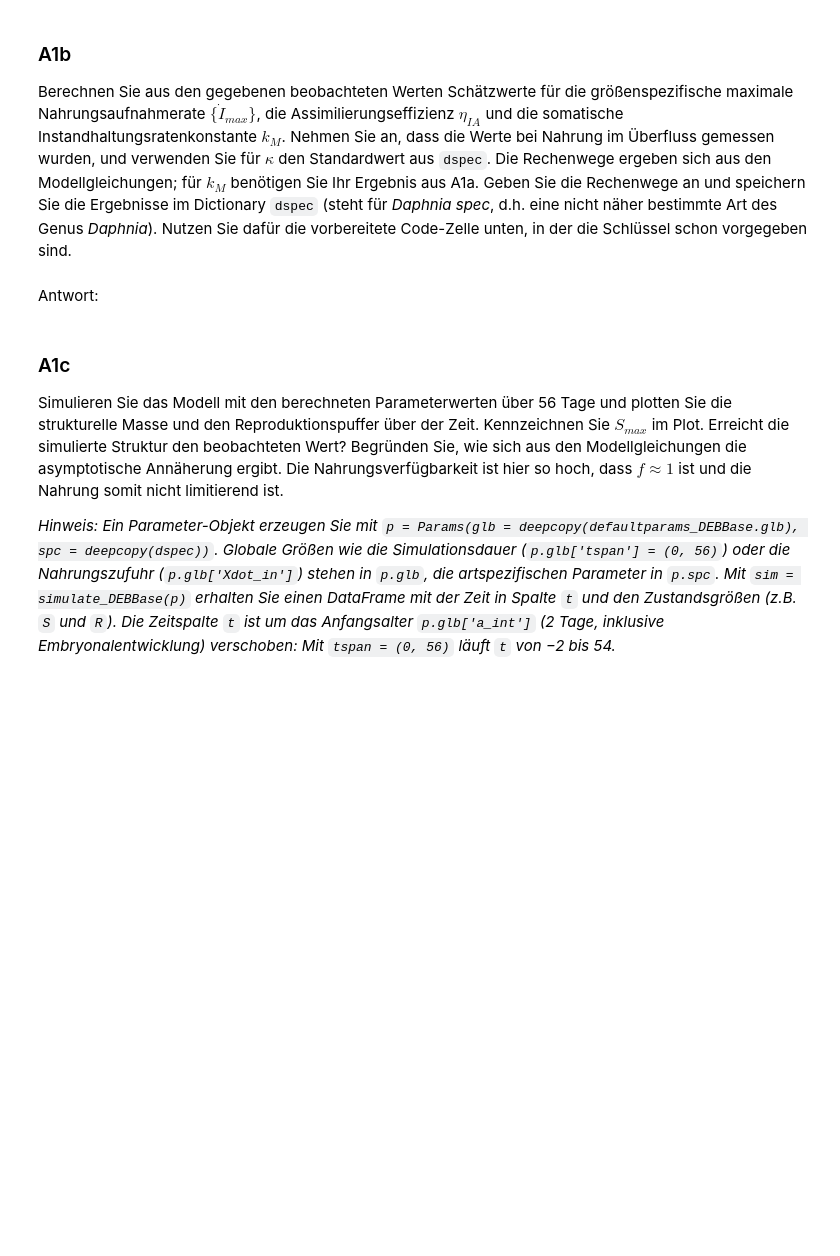
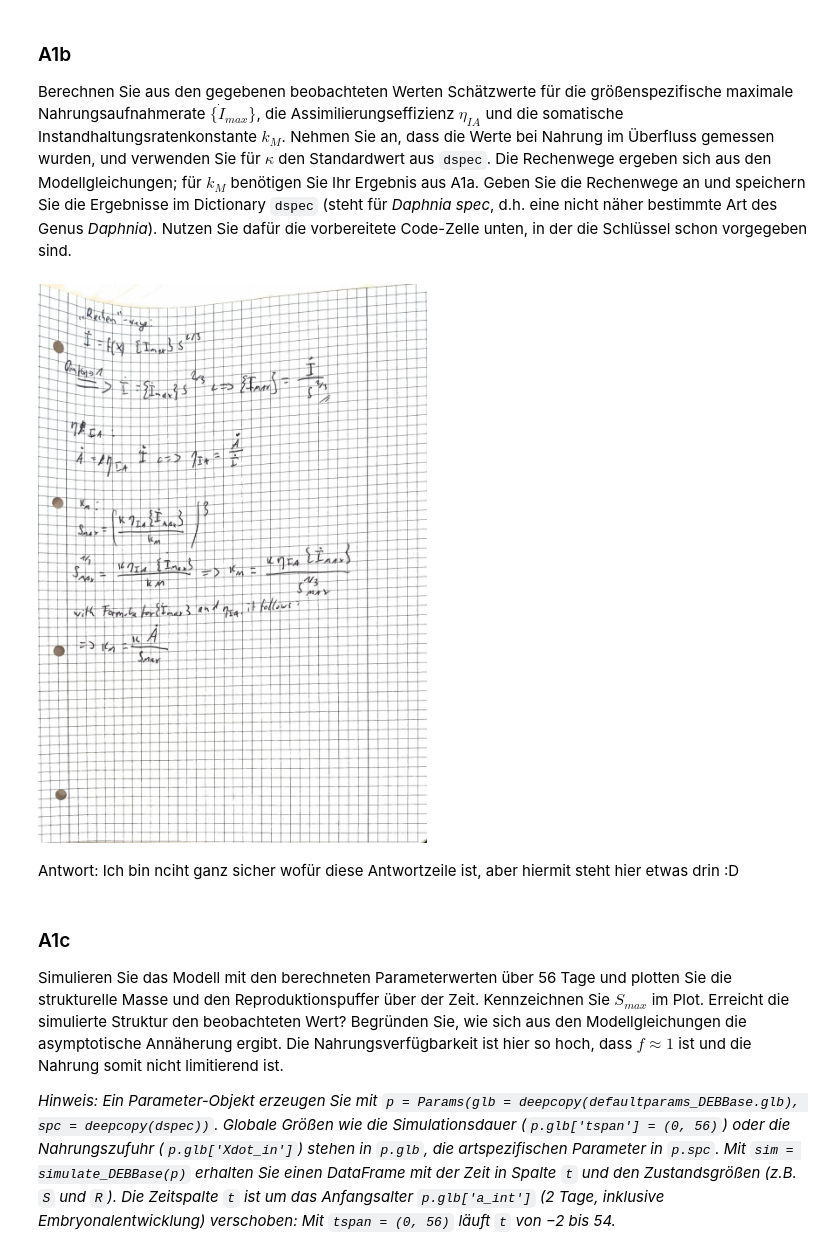
Before and after one commit to Quafax/Uni_Projects, a Jupyter notebook: src/MEM/homework_3/Übungsblatt3_MEM26.ipynb, the cells around one changed output. Drawn from its saved outputs; the diff is of its cells as text; code cells hidden in the pictures; blank space fills up the shorter version.

```diff
--- a/src/MEM/homework_3/Übungsblatt3_MEM26.ipynb
+++ b/src/MEM/homework_3/Übungsblatt3_MEM26.ipynb
@@ -112,12 +122,26 @@ Antwort:
 ### A1b
 Berechnen Sie aus den gegebenen beobachteten Werten Schätzwerte für die größenspezifische maximale Nahrungsaufnahmerate $\{\dot{I}_{max}\}$, die Assimilierungseffizienz $\eta_{IA}$ und die somatische Instandhaltungsratenkonstante $k_M$. Nehmen Sie an, dass die Werte bei Nahrung im Überfluss gemessen wurden, und verwenden Sie für $\kappa$ den Standardwert aus `dspec`. Die Rechenwege ergeben sich aus den Modellgleichungen; für $k_M$ benötigen Sie Ihr Ergebnis aus A1a. Geben Sie die Rechenwege an und speichern Sie die Ergebnisse im Dictionary `dspec` (steht für *Daphnia spec*, d.h. eine nicht näher bestimmte Art des Genus *Daphnia*). Nutzen Sie dafür die vorbereitete Code-Zelle unten, in der die Schlüssel schon vorgegeben sind.
 # %%
-dspec['Idot_max_rel'] = #todo
-dspec['eta_IA_0'] = #todo
-dspec['k_M_0'] = #todo
-dspec
+#copied from above
+S_max_obs_dspec = 13.5 # beobachtete maximale strukturelle Masse (mugC)
+Idot_max_obs = 30      # Nahrungsaufnahmerate bei maximaler Größe (mugC d^-1)
+Adot_max_obs = 10      # Assimilierungsrate bei maximaler Größe (mugC d^-1)
+
+
+dspec['Idot_max_rel'] = Idot_max_obs / S_max_obs_dspec**(2/3) # nach formel für Idot
+dspec['eta_IA_0'] = Adot_max_obs / Idot_max_obs # nach der formel für die Assimilierungsrate
+dspec['k_M_0'] = (dspec['kappa'] * dspec['eta_IA_0'] * dspec['Idot_max_rel']) / S_max_obs_dspec**(1/3) #from the formula form A1a. dritte wurzel gezogen und umgeformt
+#mit einsetzen der anderen können wir kürzen auf
+dspec['k_M_0'] = dspec['kappa'] * Adot_max_obs / S_max_obs_dspec
+#Rechenwege
+from IPython.display import Image, display
+
+display(Image(filename="A1b.jpg"))
+# %% [output]
+[figure, added]
 # %% [markdown]
 Antwort:
+Ich bin nciht ganz sicher wofür diese Antwortzeile ist, aber hiermit steht hier etwas drin :D
 # %% [markdown]
 ### A1c
 Simulieren Sie das Modell mit den berechneten Parameterwerten über 56 Tage und plotten Sie die strukturelle Masse und den Reproduktionspuffer über der Zeit. Kennzeichnen Sie $S_{max}$ im Plot. Erreicht die simulierte Struktur den beobachteten Wert? Begründen Sie, wie sich aus den Modellgleichungen die asymptotische Annäherung ergibt. Die Nahrungsverfügbarkeit ist hier so hoch, dass $f \approx 1$ ist und die Nahrung somit nicht limitierend ist.
```
Also changed, not shown: parts of 16 cells of this notebook, 19 other files.
